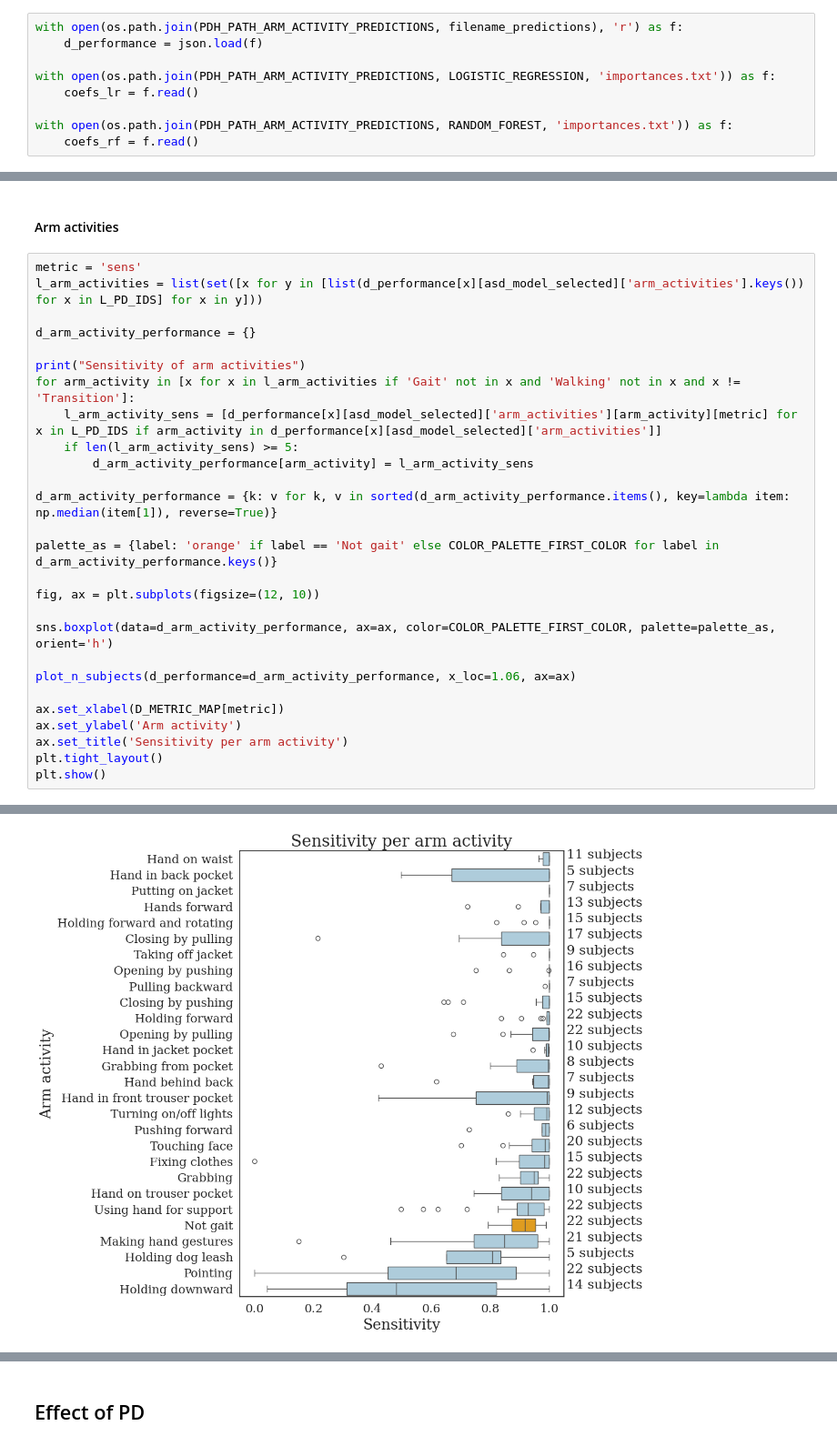
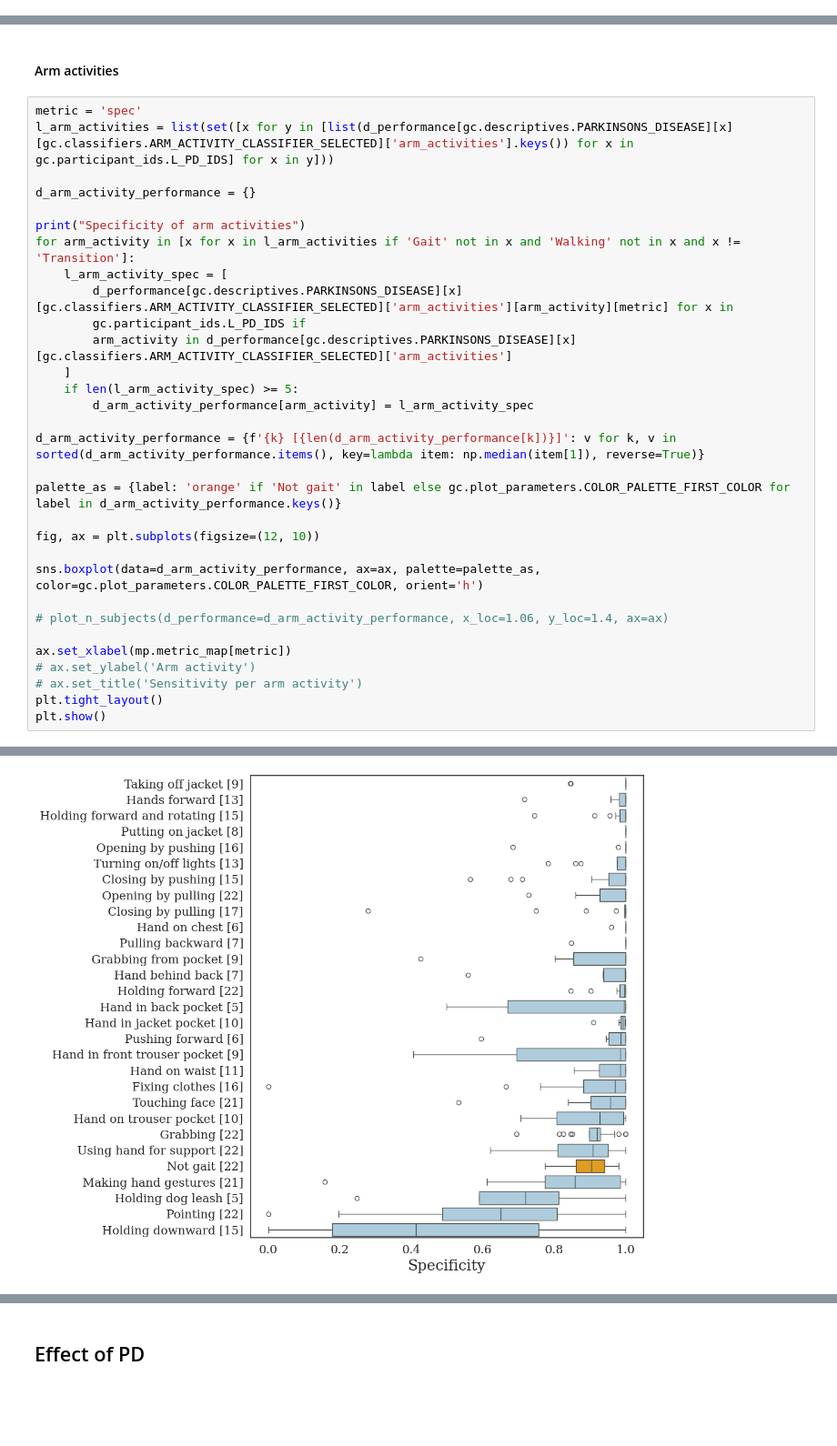
Before and after one commit to biomarkersParkinson/pdathome_gait, a Jupyter notebook: paper_results/notebooks/filtering_gait.ipynb, the cells around one changed output, grey strips where cells are left out. Shown at 91% size. Cells and saved outputs as stored; diff of their text form; blank space fills up the shorter version.

```diff
--- a/paper_results/notebooks/filtering_gait.ipynb
+++ b/paper_results/notebooks/filtering_gait.ipynb
@@ -38,11 +36,2 @@ asd_model_selected = LOGISTIC_REGRESSION
 # %% [markdown]
 # Load
-# %%
-with open(os.path.join(PDH_PATH_ARM_ACTIVITY_PREDICTIONS, filename_predictions), 'r') as f:
-    d_performance = json.load(f)
-
-with open(os.path.join(PDH_PATH_ARM_ACTIVITY_PREDICTIONS, LOGISTIC_REGRESSION, 'importances.txt')) as f:
-    coefs_lr = f.read()
-
-with open(os.path.join(PDH_PATH_ARM_ACTIVITY_PREDICTIONS, RANDOM_FOREST, 'importances.txt')) as f:
-    coefs_rf = f.read()
@@ -204,30 +329,34 @@ P-value: 0.018956661224365234
 # %% [markdown]
 #### Arm activities
 # %%
-metric = 'sens'
-l_arm_activities = list(set([x for y in [list(d_performance[x][asd_model_selected]['arm_activities'].keys()) for x in L_PD_IDS] for x in y]))
+metric = 'spec'
+l_arm_activities = list(set([x for y in [list(d_performance[gc.descriptives.PARKINSONS_DISEASE][x][gc.classifiers.ARM_ACTIVITY_CLASSIFIER_SELECTED]['arm_activities'].keys()) for x in gc.participant_ids.L_PD_IDS] for x in y]))
 
 d_arm_activity_performance = {}
 
-print("Sensitivity of arm activities")
+print("Specificity of arm activities")
 for arm_activity in [x for x in l_arm_activities if 'Gait' not in x and 'Walking' not in x and x != 'Transition']:
-    l_arm_activity_sens = [d_performance[x][asd_model_selected]['arm_activities'][arm_activity][metric] for x in L_PD_IDS if arm_activity in d_performance[x][asd_model_selected]['arm_activities']]
-    if len(l_arm_activity_sens) >= 5:
-        d_arm_activity_performance[arm_activity] = l_arm_activity_sens
+    l_arm_activity_spec = [
+        d_performance[gc.descriptives.PARKINSONS_DISEASE][x][gc.classifiers.ARM_ACTIVITY_CLASSIFIER_SELECTED]['arm_activities'][arm_activity][metric] for x in
+        gc.participant_ids.L_PD_IDS if
+        arm_activity in d_performance[gc.descriptives.PARKINSONS_DISEASE][x][gc.classifiers.ARM_ACTIVITY_CLASSIFIER_SELECTED]['arm_activities']
+    ]
+    if len(l_arm_activity_spec) >= 5:
+        d_arm_activity_performance[arm_activity] = l_arm_activity_spec
 
-d_arm_activity_performance = {k: v for k, v in sorted(d_arm_activity_performance.items(), key=lambda item: np.median(item[1]), reverse=True)}
+d_arm_activity_performance = {f'{k} [{len(d_arm_activity_performance[k])}]': v for k, v in sorted(d_arm_activity_performance.items(), key=lambda item: np.median(item[1]), reverse=True)}
 
-palette_as = {label: 'orange' if label == 'Not gait' else COLOR_PALETTE_FIRST_COLOR for label in d_arm_activity_performance.keys()}
+palette_as = {label: 'orange' if 'Not gait' in label else gc.plot_parameters.COLOR_PALETTE_FIRST_COLOR for label in d_arm_activity_performance.keys()}
 
 fig, ax = plt.subplots(figsize=(12, 10))
 
-sns.boxplot(data=d_arm_activity_performance, ax=ax, color=COLOR_PALETTE_FIRST_COLOR, palette=palette_as, orient='h')
+sns.boxplot(data=d_arm_activity_performance, ax=ax, palette=palette_as, color=gc.plot_parameters.COLOR_PALETTE_FIRST_COLOR, orient='h')
 
-plot_n_subjects(d_performance=d_arm_activity_performance, x_loc=1.06, ax=ax)
+# plot_n_subjects(d_performance=d_arm_activity_performance, x_loc=1.06, y_loc=1.4, ax=ax)
 
-ax.set_xlabel(D_METRIC_MAP[metric])
-ax.set_ylabel('Arm activity')
-ax.set_title('Sensitivity per arm activity')
+ax.set_xlabel(mp.metric_map[metric])
+# ax.set_ylabel('Arm activity')
+# ax.set_title('Sensitivity per arm activity')
 plt.tight_layout()
 plt.show()
 # %% [output]
@@ -238,2 +367,2 @@ Passing `palette` without assigning `hue` is deprecated and will be removed in v
-[figure, old version]
+[figure, new version]
 # %% [markdown]
```
Also changed, not shown: parts of 30 cells of this notebook, 13 other files.
